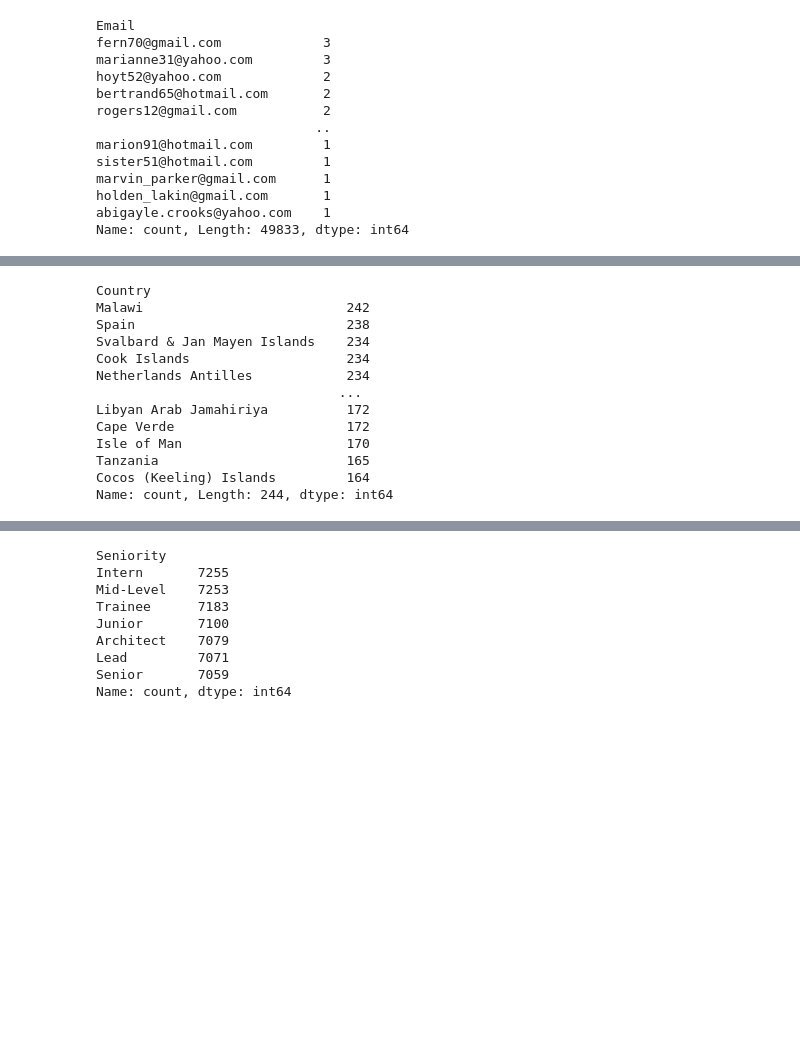
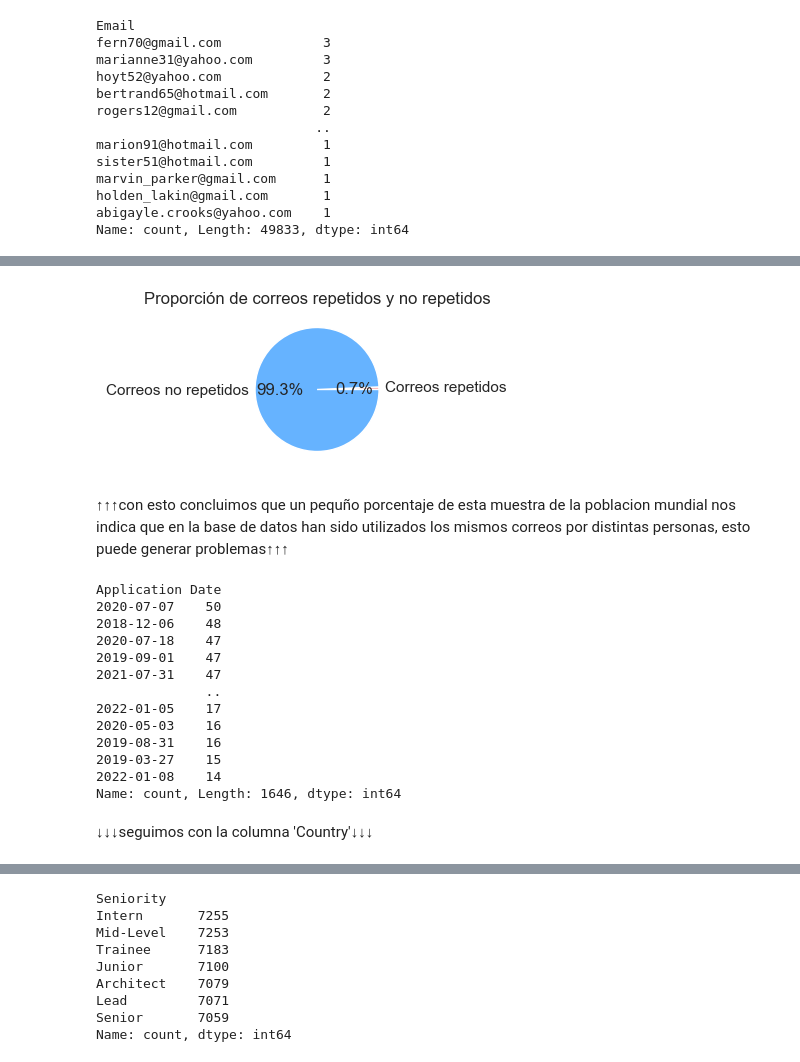
Before and after one commit to Mrsasayo/workshop_git, a Jupyter notebook: notebooks/002_EDA.ipynb, the cells around one changed output, grey strips where cells are left out. Saved outputs shown, nothing was run; the diff lists cells and outputs as text; code cells hidden in the pictures; blank space fills up the shorter version.

```diff
--- a/notebooks/002_EDA.ipynb
+++ b/notebooks/002_EDA.ipynb
@@ -109,3 +173,30 @@ marvin_parker@gmail.com      1
 holden_lakin@gmail.com       1
 abigayle.crooks@yahoo.com    1
 Name: count, Length: 49833, dtype: int64
+# %%
+# 1. Obtener los correos que aparecen más de una vez
+emails_mas_veces = df['Email'].value_counts()[df['Email'].value_counts() > 1]
+
+# 2. Filtrar el DataFrame original para incluir solo los correos que aparecen más de una vez
+df_filtrado = df[df['Email'].isin(emails_mas_veces.index)]
+
+# 3. Seleccionar las columnas de interés (First Name, Last Name y Email)
+resultado = df_filtrado[['First Name', 'Last Name', 'Email']]
+
+# 4. Agrupar por First Name y Last Name y contar cuántas veces aparecen
+nombres_duplicados = df_filtrado.groupby(['First Name', 'Last Name']).size().reset_index(name='count')
+
+# 5. Filtrar los nombres y apellidos que aparecen más de una vez
+nombres_duplicados = nombres_duplicados[nombres_duplicados['count'] > 1]
+
+# 6. Contar cuántas personas tienen correos repetidos
+total_personas_con_correo_repetido = len(df_filtrado)
+
+# 7. Mostrar los resultados
+print("Nombres y apellidos duplicados en cuentas con correos repetidos:")
+print(nombres_duplicados)
+
+print(f"\nTotal de personas con correo repetido: {total_personas_con_correo_repetido}")
+
+print("\nDetalle de personas con correos repetidos:")
+print(resultado)
@@ -112,16 +221,33 @@ Name: count, Length: 49833, dtype: int64
+# %%
+# Calcular la proporción de correos repetidos y no repetidos
+total_correos = len(df)
+correos_repetidos = len(df_filtrado)
+correos_no_repetidos = total_correos - correos_repetidos
+
+# Crear la gráfica de pastel
+plt.figure(figsize=(2, 3))
+plt.pie([correos_repetidos, correos_no_repetidos], labels=["Correos repetidos", "Correos no repetidos"], autopct='%1.1f%%', colors=["#ff9999", "#66b3ff"])
+plt.title("Proporción de correos repetidos y no repetidos")
+plt.show()
+# %% [output]
+[figure, added]
+# %% [markdown]
+↑↑↑con esto concluimos que un pequño porcentaje de esta muestra de la poblacion mundial nos indica que en la base de datos han sido utilizados los mismos correos por distintas personas, esto puede generar problemas↑↑↑
 # %%
-df['Country'].value_counts()
+df['Application Date'].value_counts()
 # %% [output]
-Country
-Malawi                          242
-Spain                           238
-Svalbard & Jan Mayen Islands    234
-Cook Islands                    234
-Netherlands Antilles            234
-                               ...
-Libyan Arab Jamahiriya          172
-Cape Verde                      172
-Isle of Man                     170
-Tanzania                        165
-Cocos (Keeling) Islands         164
-Name: count, Length: 244, dtype: int64
+Application Date
+2020-07-07    50
+2018-12-06    48
+2020-07-18    47
+2019-09-01    47
+2021-07-31    47
+              ..
+2022-01-05    17
+2020-05-03    16
+2019-08-31    16
+2019-03-27    15
+2022-01-08    14
+Name: count, Length: 1646, dtype: int64
+# %% [markdown]
+↓↓↓seguimos con la columna 'Country'↓↓↓
```
Also changed, not shown: parts of 12 cells of this notebook, 1 other file.
